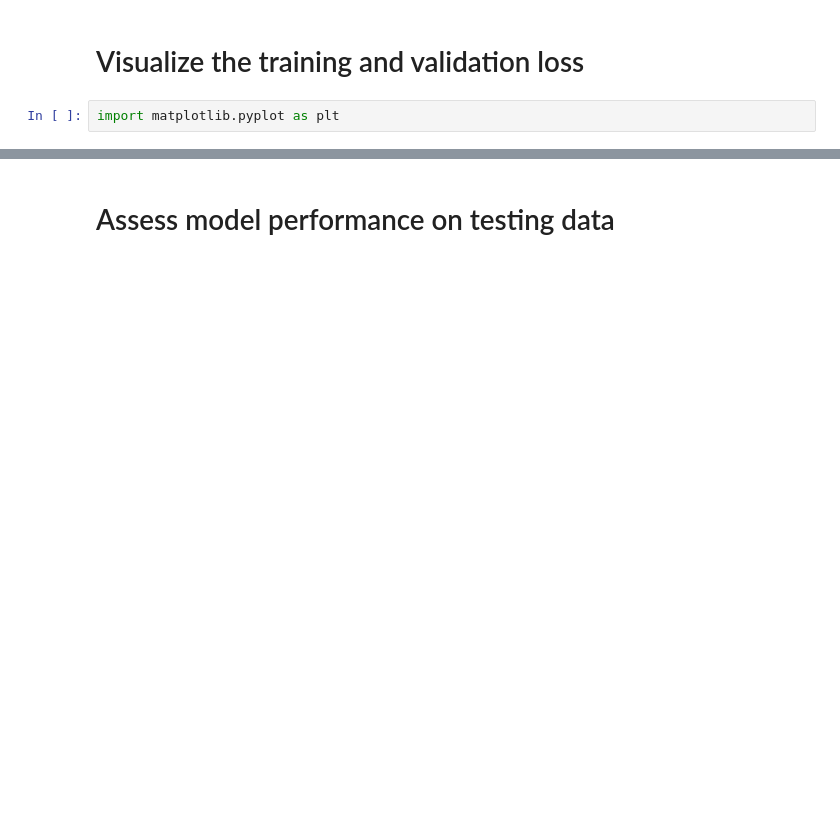
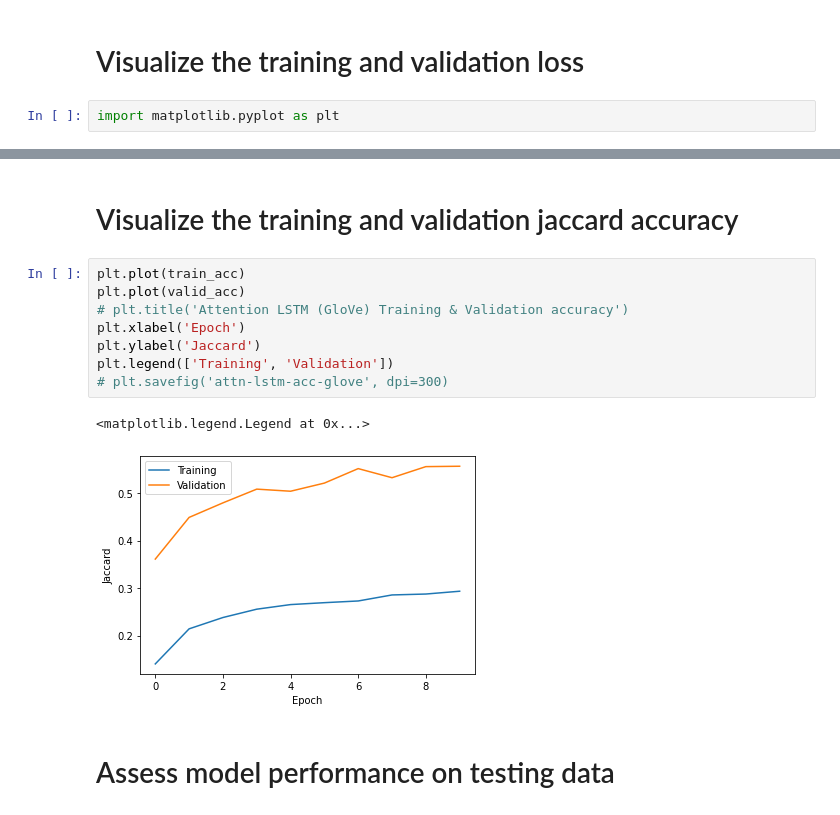
Before and after one commit to oaarnikoivu/emotion-classifier, a Jupyter notebook: Attention_LSTM.ipynb, the cells around one changed output, grey strips where cells are left out. Cells and saved outputs as stored; diff of their text form; blank space fills up the shorter version.

```diff
--- a/Attention_LSTM.ipynb
+++ b/Attention_LSTM.ipynb
@@ -454,3 +490,16 @@ plt.legend(['Training', 'Validation'])
+# %% [markdown]
+# Visualize the training and validation jaccard accuracy
+# %%
+plt.plot(train_acc)
+plt.plot(valid_acc)
+# plt.title('Attention LSTM (GloVe) Training & Validation accuracy')
+plt.xlabel('Epoch')
+plt.ylabel('Jaccard')
+plt.legend(['Training', 'Validation'])
+# plt.savefig('attn-lstm-acc-glove', dpi=300)
+# %% [output]
+<matplotlib.legend.Legend at 0x...>
+[figure, added]
 # %% [markdown]
 # Assess model performance on testing data
 # %%
```
Also changed, not shown: parts of 23 cells of this notebook.
